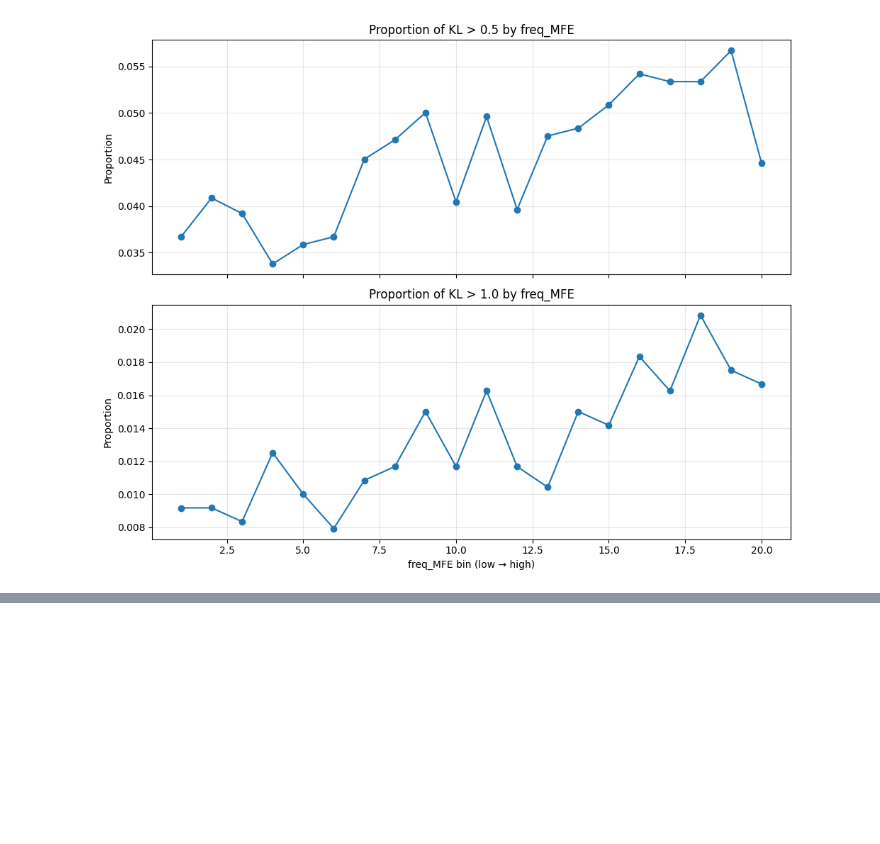
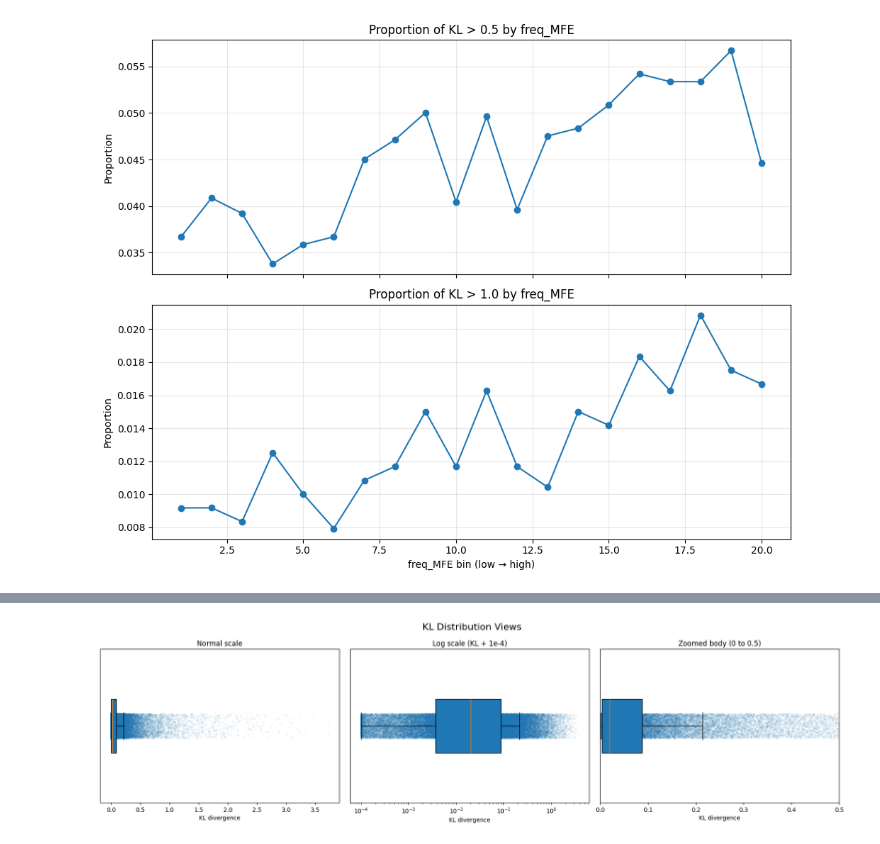
Before and after one commit to log2718/interpretable-splicing-model-torch, a Jupyter notebook: performance/inspect_features.ipynb, the cells around one changed output, grey strips where cells are left out. Drawn from its saved outputs; the diff is of its cells as text; code cells hidden in the pictures; blank space fills up the shorter version.

```diff
--- a/performance/inspect_features.ipynb
+++ b/performance/inspect_features.ipynb
@@ -556,0 +689,96 @@ plt.show()
+# %%
+# KL distribution: horizontal boxplots with
+# (1) normal scale
+# (2) log scale
+# (3) zoomed body
+
+import numpy as np
+import pandas as pd
+import matplotlib.pyplot as plt
+
+df = pd.read_csv("../data/test_data_rna_structure.csv")
+y = df["kl"].values
+
+# jitter for horizontal plot
+ypos = np.ones(len(y))
+ypos_jitter = ypos + np.random.uniform(-0.08, 0.08, size=len(y))
+
+# for log plot
+eps = 1e-4
+y_log = y + eps
+
+fig, axes = plt.subplots(1, 3, figsize=(18, 5))
+
+# -------------------------
+# 1. Normal horizontal
+# -------------------------
+axes[0].boxplot(
+    y,
+    vert=False,
+    widths=0.35,
+    showfliers=False,
+    patch_artist=True
+)
+
+axes[0].scatter(
+    y,
+    ypos_jitter,
+    alpha=0.05,
+    s=6
+)
+
+axes[0].set_title("Normal scale")
+axes[0].set_xlabel("KL divergence")
+axes[0].set_yticks([])
+
+# -------------------------
+# 2. Log horizontal
+# -------------------------
+axes[1].boxplot(
+    y_log,
+    vert=False,
+    widths=0.35,
+    showfliers=False,
+    patch_artist=True
+)
+
+axes[1].scatter(
+    y_log,
+    ypos_jitter,
+    alpha=0.05,
+    s=6
+)
+
+axes[1].set_xscale("log")
+axes[1].set_title("Log scale (KL + 1e-4)")
+axes[1].set_xlabel("KL divergence")
+axes[1].set_yticks([])
+
+# -------------------------
+# 3. Zoom body
+# -------------------------
+axes[2].boxplot(
+    y,
+    vert=False,
+    widths=0.35,
+    showfliers=False,
+    patch_artist=True
+)
+
+axes[2].scatter(
+    y,
+    ypos_jitter,
+    alpha=0.05,
+    s=6
+)
+
+axes[2].set_xlim(0, 0.5)   # zoom body
+axes[2].set_title("Zoomed body (0 to 0.5)")
+axes[2].set_xlabel("KL divergence")
+axes[2].set_yticks([])
+
+plt.suptitle("KL Distribution Views", fontsize=16)
+plt.tight_layout()
+plt.show()
+# %% [output]
+[figure, added]
```
Also changed, not shown: parts of 2 cells of this notebook, 3 other files.
